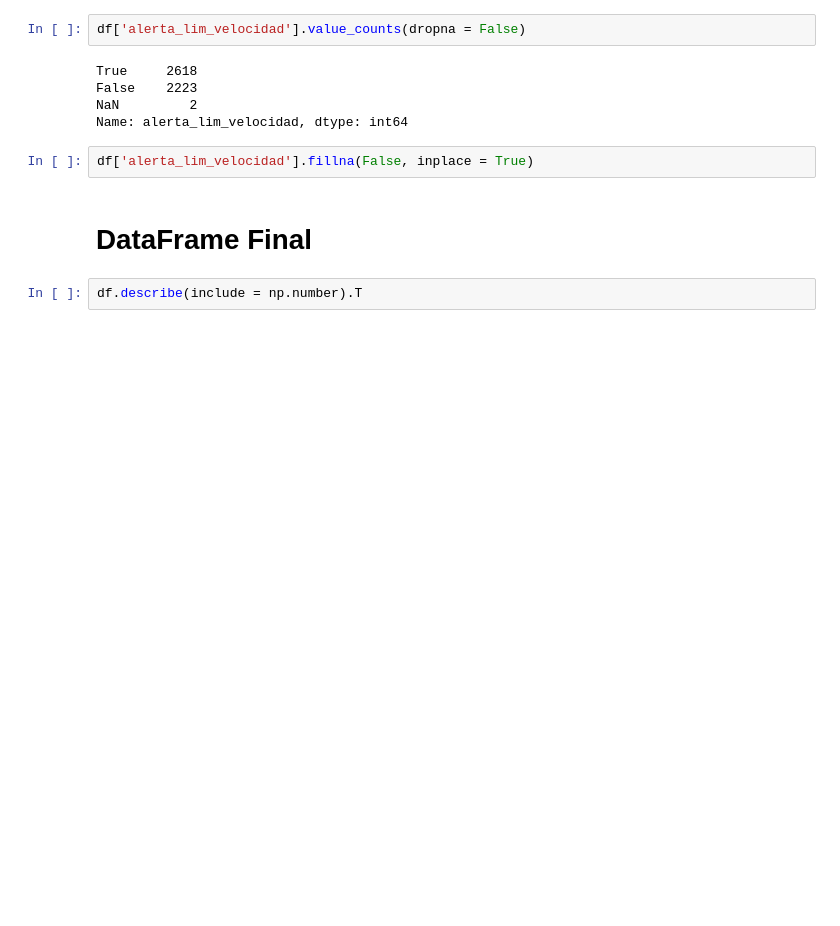
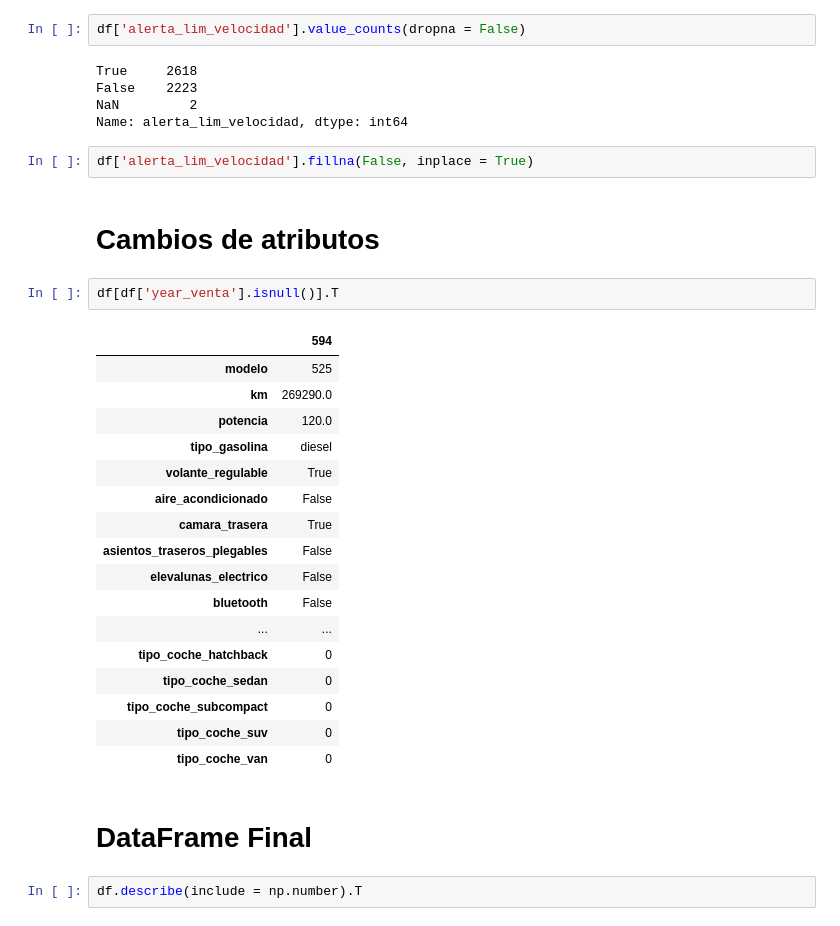
Before and after one commit to jgrau90/BMW_Regression, a Jupyter notebook: bmw_regression.ipynb, the cells around one changed output. Cells and saved outputs as stored; diff of their text form; blank space fills up the shorter version.

```diff
--- a/bmw_regression.ipynb
+++ b/bmw_regression.ipynb
@@ -455,6 +455,28 @@ NaN         2
 Name: alerta_lim_velocidad, dtype: int64
 # %%
 df['alerta_lim_velocidad'].fillna(False, inplace = True)
+# %% [markdown]
+# Cambios de atributos
+# %%
+df[df['year_venta'].isnull()].T
+# %% [output]
+|  | 594 |
+| modelo | 525 |
+| km | 269290.0 |
+| potencia | 120.0 |
+| tipo_gasolina | diesel |
+| volante_regulable | True |
+| aire_acondicionado | False |
+| camara_trasera | True |
+| asientos_traseros_plegables | False |
+| elevalunas_electrico | False |
+| bluetooth | False |
+| ... | ... |
+| tipo_coche_hatchback | 0 |
+| tipo_coche_sedan | 0 |
+| tipo_coche_subcompact | 0 |
+| tipo_coche_suv | 0 |
+| tipo_coche_van | 0 |
 # %% [markdown]
 # DataFrame Final
 # %%
```
